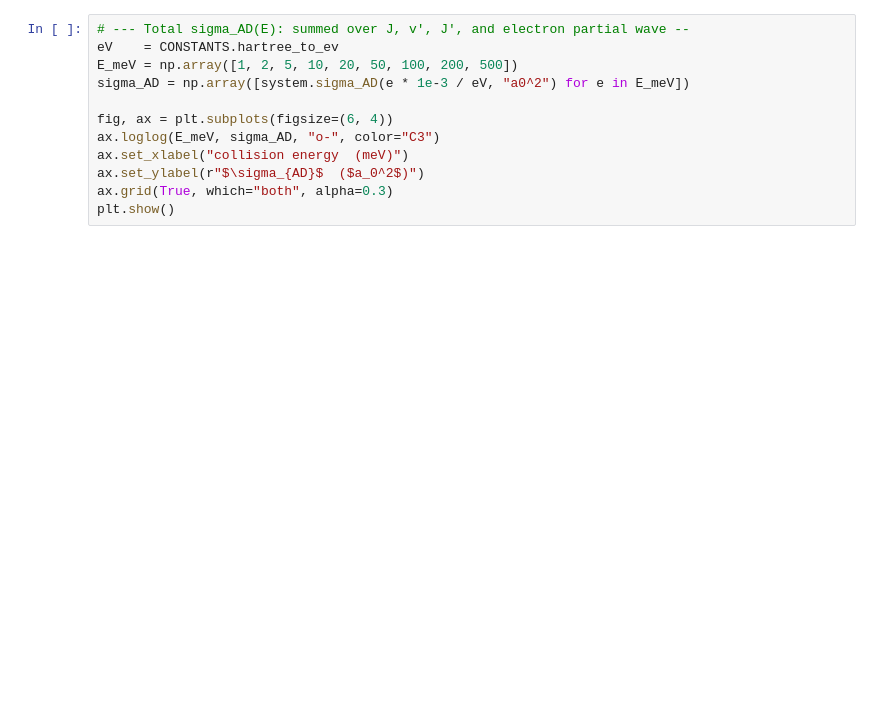
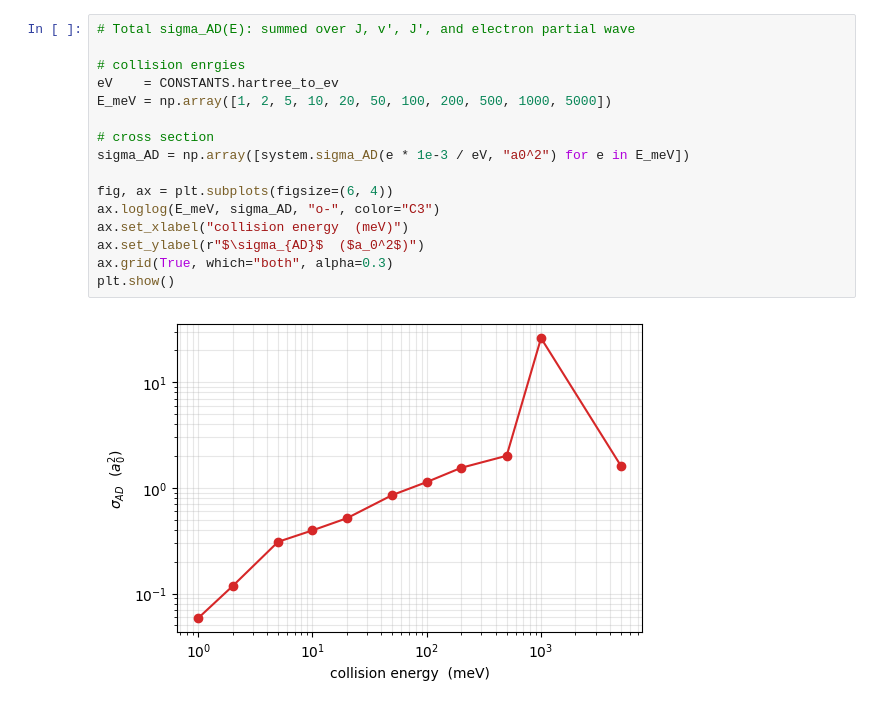
Before and after one commit to MilaimKas/AED_rate, a Jupyter notebook: notebooks/draft.ipynb, the cells around one changed output. Drawn from its saved outputs; the diff is of its cells as text; blank space fills up the shorter version.

```diff
--- a/notebooks/draft.ipynb
+++ b/notebooks/draft.ipynb
@@ -106,12 +191,18 @@ print("peak v' =", max(sig_v, key=sig_v.get))
 # %%
-# --- Total sigma_AD(E): summed over J, v', J', and electron partial wave --
+# Total sigma_AD(E): summed over J, v', J', and electron partial wave
+
+# collision enrgies
 eV    = CONSTANTS.hartree_to_ev
-E_meV = np.array([1, 2, 5, 10, 20, 50, 100, 200, 500])
+E_meV = np.array([1, 2, 5, 10, 20, 50, 100, 200, 500, 1000, 5000])
+
+# cross section
 sigma_AD = np.array([system.sigma_AD(e * 1e-3 / eV, "a0^2") for e in E_meV])
 
 fig, ax = plt.subplots(figsize=(6, 4))
 ax.loglog(E_meV, sigma_AD, "o-", color="C3")
 ax.set_xlabel("collision energy  (meV)")
 ax.set_ylabel(r"$\sigma_{AD}$  ($a_0^2$)")
 ax.grid(True, which="both", alpha=0.3)
 plt.show()
+# %% [output]
+[figure, added]
```
Also changed, not shown: parts of 11 cells of this notebook.
